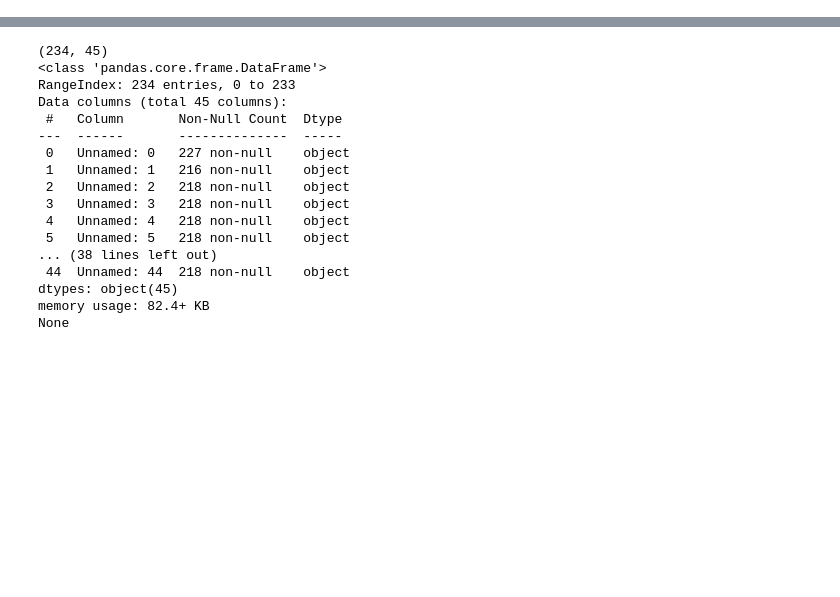
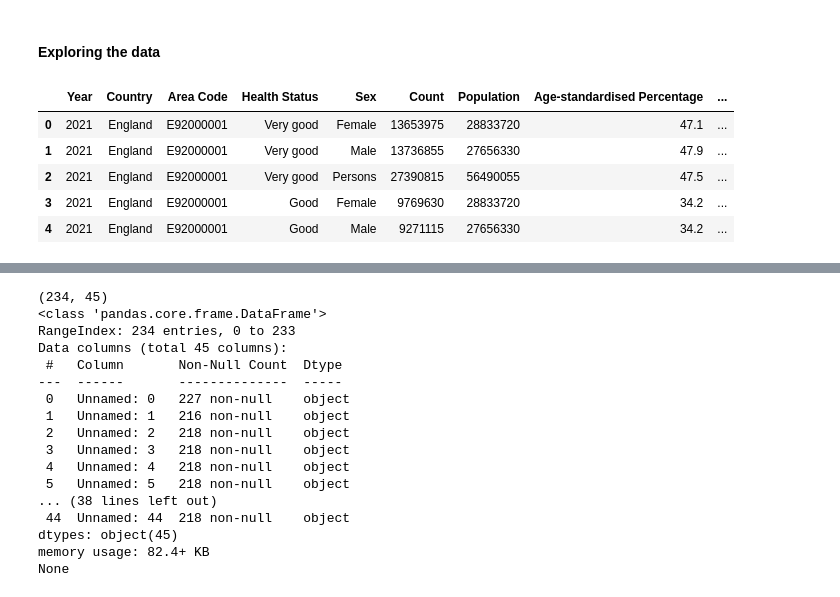
Before and after one commit to maymay238xx/Data-Science-Research-Project---Cisgender-and-Healthcare, a Jupyter notebook: notebooks/01-cleaning-reprocessing-notebook.ipynb, the cells around one changed output, grey strips where cells are left out. Drawn from its saved outputs; the diff is of its cells as text; code cells hidden in the pictures; blank space fills up the shorter version.

```diff
--- a/notebooks/01-cleaning-reprocessing-notebook.ipynb
+++ b/notebooks/01-cleaning-reprocessing-notebook.ipynb
@@ -21,0 +51,11 @@ import numpy as np
+# %% [markdown]
+#### Exploring the data
+# %%
+census_health_sex.head()
+# %% [output]
+|  | Year | Country | Area Code | Health Status | Sex | Count | Population | Age-standardised Percentage | ... |
+| 0 | 2021 | England | E92000001 | Very good | Female | 13653975 | 28833720 | 47.1 | ... |
+| 1 | 2021 | England | E92000001 | Very good | Male | 13736855 | 27656330 | 47.9 | ... |
+| 2 | 2021 | England | E92000001 | Very good | Persons | 27390815 | 56490055 | 47.5 | ... |
+| 3 | 2021 | England | E92000001 | Good | Female | 9769630 | 28833720 | 34.2 | ... |
+| 4 | 2021 | England | E92000001 | Good | Male | 9271115 | 27656330 | 34.2 | ... |
```
Also changed, not shown: parts of 35 cells of this notebook, 1 other file.
